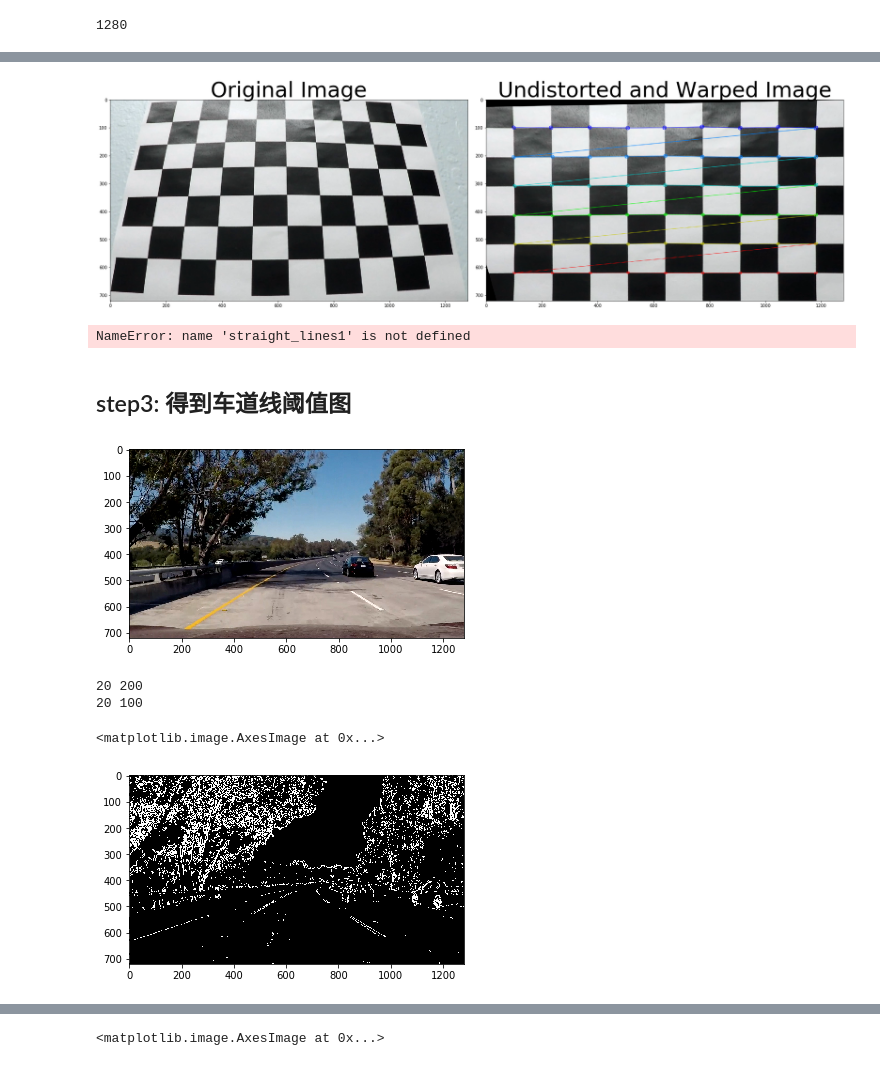
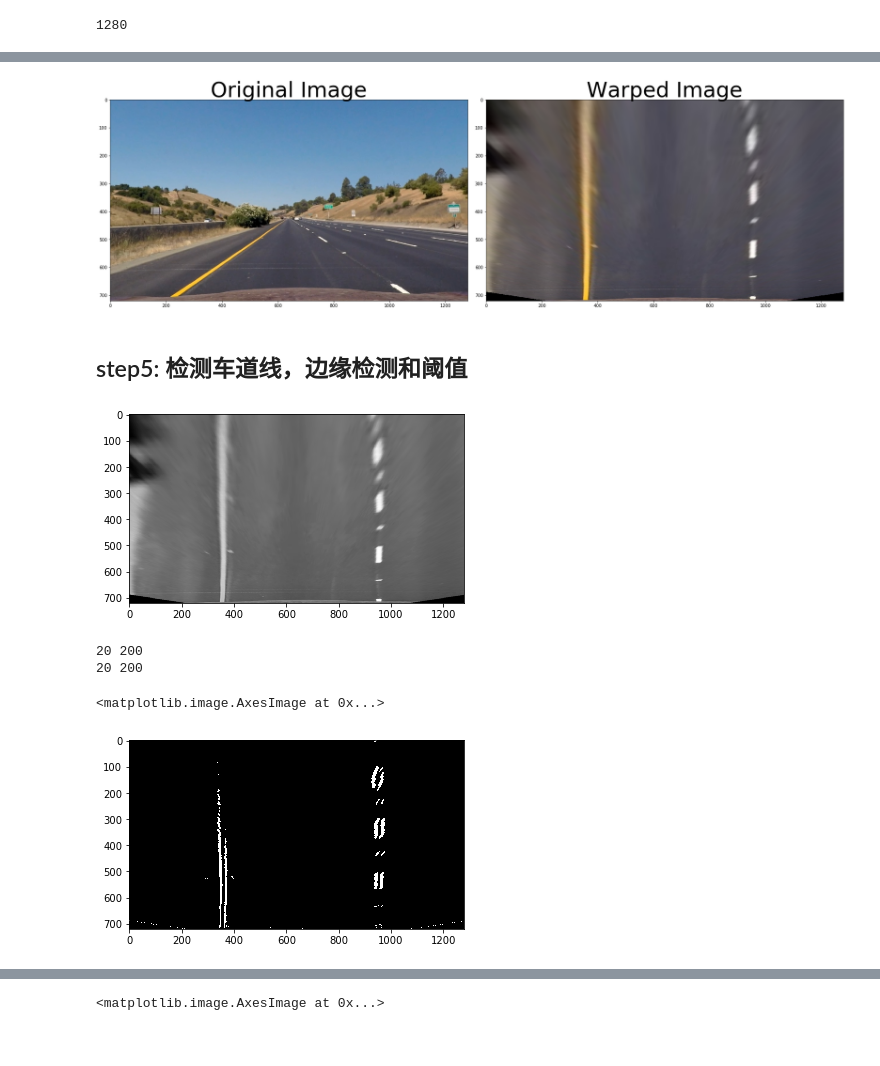
Before and after one commit to luteresa/P2_CarND-Advanced-Lane-Lines, a Jupyter notebook: Advanced_Lane_Finding.ipynb, the cells around one changed output, grey strips where cells are left out. Saved outputs shown, nothing was run; the diff lists cells and outputs as text; code cells hidden in the pictures.

```diff
--- a/Advanced_Lane_Finding.ipynb
+++ b/Advanced_Lane_Finding.ipynb
@@ -168,0 +160,7 @@ plt.imshow(masked_edges[::,:-1])
+# %%
+img = cv2.imread('./test_images/straight_lines1.jpg')
+undistorted = cal_undistort(img, g_mtx, g_dist)
+
+g_vertices =[[(576,408),(720,408),(1214,720), (120,720)]]
+masked_edges = region_of_interest(undistorted,np.array(g_vertices,dtype=np.int32))
+plt.imshow(masked_edges[:,:,::-1])
@@ -239,0 +178,23 @@ top_down, g_perspective_M = corners_unwarp(img, nx, ny, g_mtx, g_dist)
+# %%
+wrap_offset = 100
+src = np.float32(g_vertices) #np.float32([corners[0], corners[nx-1], corners[-1], corners[-nx]])
+dst = np.float32([[120+wrap_offset,0], [1214-wrap_offset,0], [1214-wrap_offset, 720], [120+wrap_offset,720]])
+
+print(src)
+print(dst)
+#delete the next two lines
+M = cv2.getPerspectiveTransform(src,dst)
+print(M)
+#warped = np.copy(img)
+warped = cv2.warpPerspective(undistorted,M,img_size,flags=cv2.INTER_LINEAR)
+
+
+wrap_offset = 150
+src_corners = [(603, 445), (677, 445), (1105, 720), (205, 720)]
+dst_corners = [(205 + wrap_offset, 0), (1105 - wrap_offset, 0), (1105 - wrap_offset, 720), (205 + wrap_offset, 720)]
+
+
+M = cv2.getPerspectiveTransform(np.float32(src_corners),np.float32(dst_corners))
+M_inv = cv2.getPerspectiveTransform(np.float32(dst_corners),np.float32(src_corners))
+print(M)
+g_warped = cv2.warpPerspective(undistorted,M,img_size,flags=cv2.INTER_LINEAR)
@@ -240,14 +216,12 @@ top_down, g_perspective_M = corners_unwarp(img, nx, ny, g_mtx, g_dist)
 # %%
-undistorted = cal_undistort(img, g_mtx, g_dist)
-
 f, (ax1, ax2) = plt.subplots(1, 2, figsize=(24, 9))
 f.tight_layout()
-ax1.imshow(img2)
+ax1.imshow(undistorted[:,:,::-1])
 ax1.set_title('Original Image', fontsize=50)
-ax2.imshow(top_down)
-ax2.set_title('Undistorted and Warped Image', fontsize=50)
+ax2.imshow(g_warped[:,:,::-1])
+ax2.set_title('Warped Image', fontsize=50)
 plt.subplots_adjust(left=0., right=1, top=0.9, bottom=0.)
 
 plt.show()
 # %% [output]
-[figure, old version]
+[figure, new version]
@@ -265,38 +228,19 @@ warped = cv2.warpPerspective(undist_img,M,img_size,flags=cv2.INTER_LINEAR)
-# %%
-def perspective_transform(img, M):
-    img_size = (img.shape[1], img.shape[0])
-    warped = cv2.warpPerspective(img, M, img_size, flags=cv2.INTER_LINEAR)
-    return warped
-
-
-# left_top to left_bottom,
-corners = [(603, 445), (677, 445), (1105, 720), (205, 720)]
-
-wrap_offset = 150
-src_corners = g_vertices
-dst_corners = g_vertices_dst
-M = cv2.getPerspectiveTransform(np.float32(src_corners), np.float32(dst_corners))
-wrap_img= perspective_transform(straight_lines1, M)
-
-subplot(1, 2, [straight_lines1, wrap_img])
-# %% [output]
-NameError: name 'straight_lines1' is not defined
-# %% [markdown]
-## step3: 得到车道线阈值图
+# %% [markdown]
+## step5: 检测车道线，边缘检测和阈值
 # %%
 
-img3 = cv2.imread('./test_images/test5.jpg')
+#img3 = cv2.imread('./test_images/test5.jpg')
 #img3 = cv2.imread('../udacity-project/step1/images/signs_vehicles_xygrad.png')
-gray3 = cv2.cvtColor(img3, cv2.COLOR_RGB2GRAY)
+#gray3 = cv2.cvtColor(g_warped, cv2.COLOR_RGB2GRAY)
 
 # Define a kernel size for Gaussian smoothing / blurring
 # Note: this step is optional as cv2.Canny() applies a 5x5 Gaussian internally
 kernel_size = 5
 blur_gray3 = cv2.GaussianBlur(gray3,(kernel_size, kernel_size), 0)
-plt.imshow(img3[:,:,::-1], cmap='Greys_r')
+plt.imshow(blur_gray3, cmap='Greys_r')
 plt.show()
 # %% [output]
-[figure, old version]
+[figure, new version]
 # %%
 def abs_sobel_thresh(img, orient,sobel_kernel=3,thresh=(0,255)):
     thresh_min,thresh_max= thresh
@@ -331,11 +322,11 @@ def abs_sobel_thresh(img, orient,sobel_kernel=3,thresh=(0,255)):
 ksize = 3 # Choose a larger odd number to smooth gradient measurements
 
 # Apply each of the thresholding functions
-gradx = abs_sobel_thresh(img3, orient='x', sobel_kernel=ksize, thresh=(20, 200))
-grady = abs_sobel_thresh(img3, orient='y', sobel_kernel=ksize, thresh=(20, 100))
+gradx = abs_sobel_thresh(g_warped, orient='x', sobel_kernel=ksize, thresh=(20, 200))
+grady = abs_sobel_thresh(g_warped, orient='y', sobel_kernel=ksize, thresh=(20, 200))
 plt.imshow(gradx,cmap='gray')
 # %% [output]
 20 200
-20 100
+20 200
 <matplotlib.image.AxesImage at 0x...>
-[figure, old version]
+[figure, new version]
```
Also changed, not shown: parts of 32 cells of this notebook, 4 other files.
